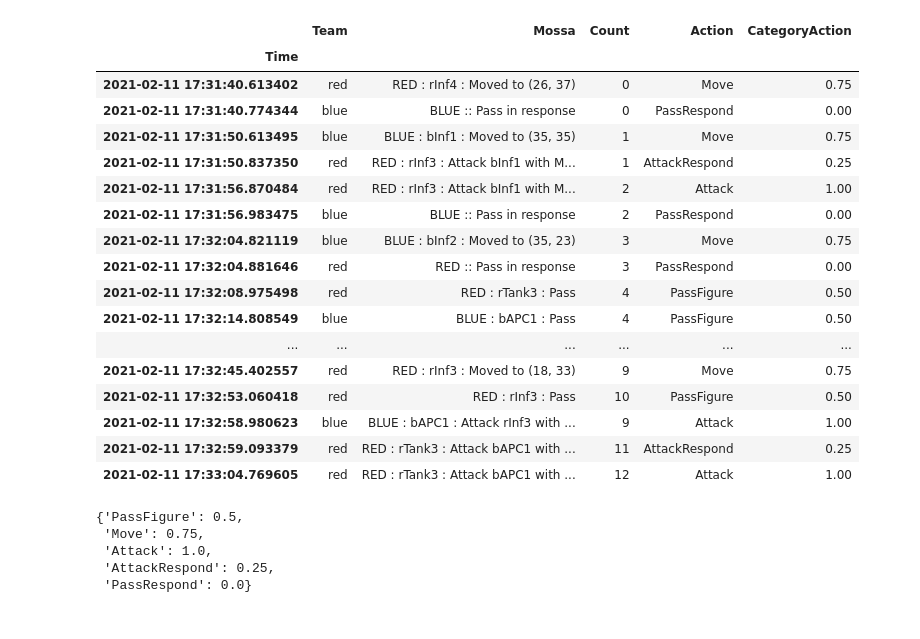
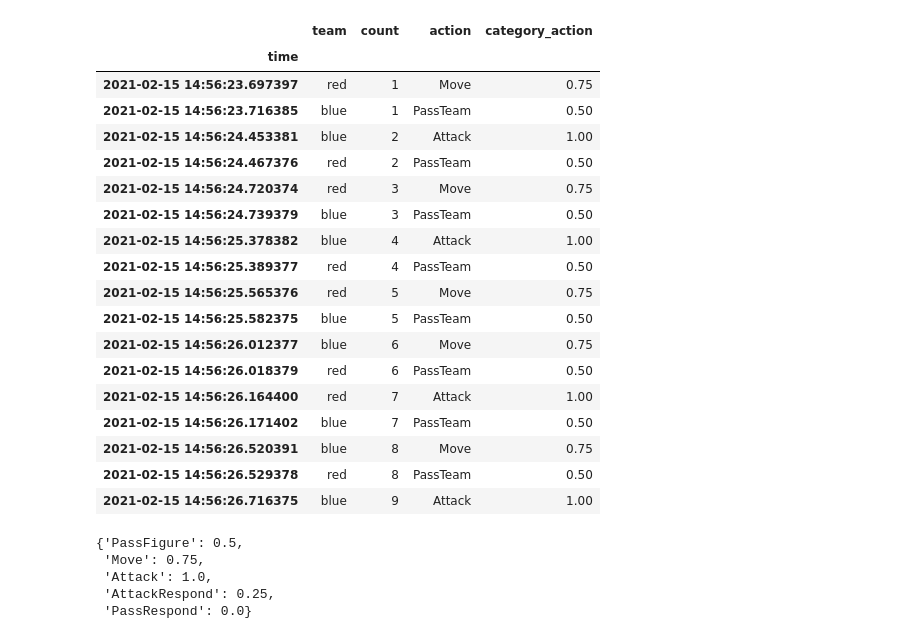
Before and after one commit to IDSIA/NewTechnoWar, a Jupyter notebook: code/Analysis.cb-fix.ipynb, the cells around one changed output. Cells and saved outputs as stored; diff of their text form; code cells hidden in the pictures.

```diff
--- a/code/Analysis.cb-fix.ipynb
+++ b/code/Analysis.cb-fix.ipynb
@@ -102,25 +101,26 @@ dx = pd.concat([
 ]).sort_index()
-# %%
-dx
-# %% [output]
-|  | Team | Mossa | Count | Action | CategoryAction |
-| Time |  |  |  |  |  |
-| 2021-02-11 17:31:40.613402 | red | RED : rInf4 : Moved to (26, 37) | 0 | Move | 0.75 |
-| 2021-02-11 17:31:40.774344 | blue | BLUE :: Pass in response | 0 | PassRespond | 0.00 |
-| 2021-02-11 17:31:50.613495 | blue | BLUE : bInf1 : Moved to (35, 35) | 1 | Move | 0.75 |
-| 2021-02-11 17:31:50.837350 | red | RED : rInf3 : Attack bInf1 with M... | 1 | AttackRespond | 0.25 |
-| 2021-02-11 17:31:56.870484 | red | RED : rInf3 : Attack bInf1 with M... | 2 | Attack | 1.00 |
-| 2021-02-11 17:31:56.983475 | blue | BLUE :: Pass in response | 2 | PassRespond | 0.00 |
-| 2021-02-11 17:32:04.821119 | blue | BLUE : bInf2 : Moved to (35, 23) | 3 | Move | 0.75 |
-| 2021-02-11 17:32:04.881646 | red | RED :: Pass in response | 3 | PassRespond | 0.00 |
-| 2021-02-11 17:32:08.975498 | red | RED : rTank3 : Pass | 4 | PassFigure | 0.50 |
-| 2021-02-11 17:32:14.808549 | blue | BLUE : bAPC1 : Pass | 4 | PassFigure | 0.50 |
-| ... | ... | ... | ... | ... | ... |
-| 2021-02-11 17:32:45.402557 | red | RED : rInf3 : Moved to (18, 33) | 9 | Move | 0.75 |
-| 2021-02-11 17:32:53.060418 | red | RED : rInf3 : Pass | 10 | PassFigure | 0.50 |
-| 2021-02-11 17:32:58.980623 | blue | BLUE : bAPC1 : Attack rInf3 with ... | 9 | Attack | 1.00 |
-| 2021-02-11 17:32:59.093379 | red | RED : rTank3 : Attack bAPC1 with ... | 11 | AttackRespond | 0.25 |
-| 2021-02-11 17:33:04.769605 | red | RED : rTank3 : Attack bAPC1 with ... | 12 | Attack | 1.00 |
+# %%
+dx[['team', 'count', 'action', 'category_action']]
+# %% [output]
+|  | team | count | action | category_action |
+| time |  |  |  |  |
+| 2021-02-15 14:56:23.697397 | red | 1 | Move | 0.75 |
+| 2021-02-15 14:56:23.716385 | blue | 1 | PassTeam | 0.50 |
+| 2021-02-15 14:56:24.453381 | blue | 2 | Attack | 1.00 |
+| 2021-02-15 14:56:24.467376 | red | 2 | PassTeam | 0.50 |
+| 2021-02-15 14:56:24.720374 | red | 3 | Move | 0.75 |
+| 2021-02-15 14:56:24.739379 | blue | 3 | PassTeam | 0.50 |
+| 2021-02-15 14:56:25.378382 | blue | 4 | Attack | 1.00 |
+| 2021-02-15 14:56:25.389377 | red | 4 | PassTeam | 0.50 |
+| 2021-02-15 14:56:25.565376 | red | 5 | Move | 0.75 |
+| 2021-02-15 14:56:25.582375 | blue | 5 | PassTeam | 0.50 |
+| 2021-02-15 14:56:26.012377 | blue | 6 | Move | 0.75 |
+| 2021-02-15 14:56:26.018379 | red | 6 | PassTeam | 0.50 |
+| 2021-02-15 14:56:26.164400 | red | 7 | Attack | 1.00 |
+| 2021-02-15 14:56:26.171402 | blue | 7 | PassTeam | 0.50 |
+| 2021-02-15 14:56:26.520391 | blue | 8 | Move | 0.75 |
+| 2021-02-15 14:56:26.529378 | red | 8 | PassTeam | 0.50 |
+| 2021-02-15 14:56:26.716375 | blue | 9 | Attack | 1.00 |
 # %%
 {
     'PassFigure': 0.5,
```
Also changed, not shown: parts of 14 cells of this notebook, 13 other files.
